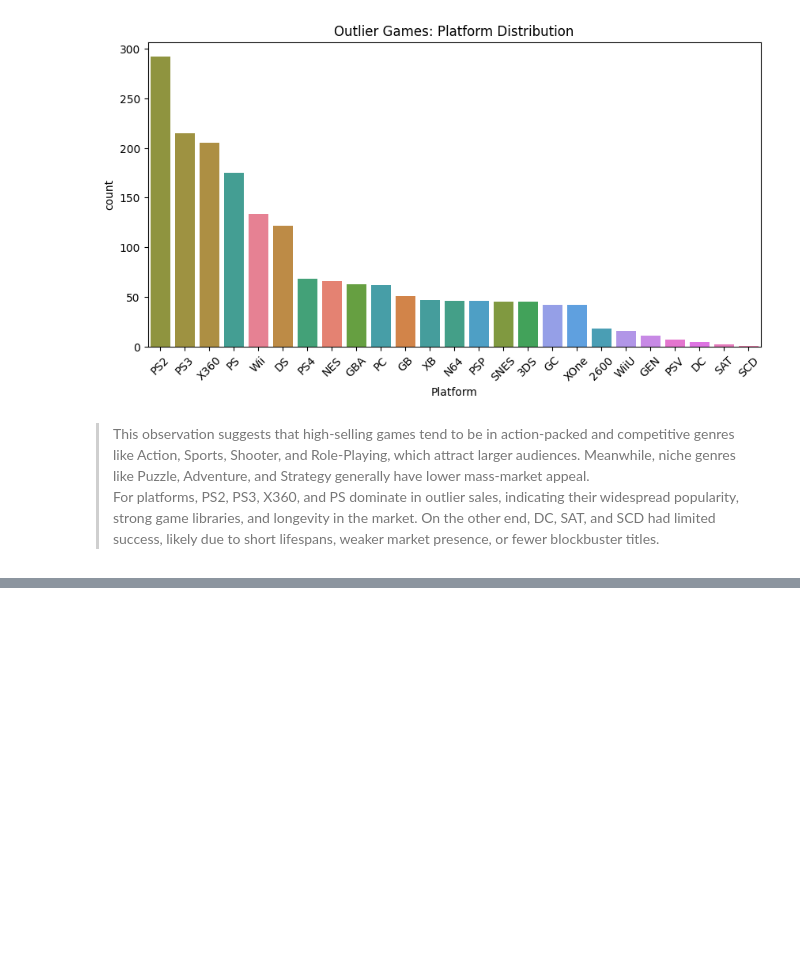
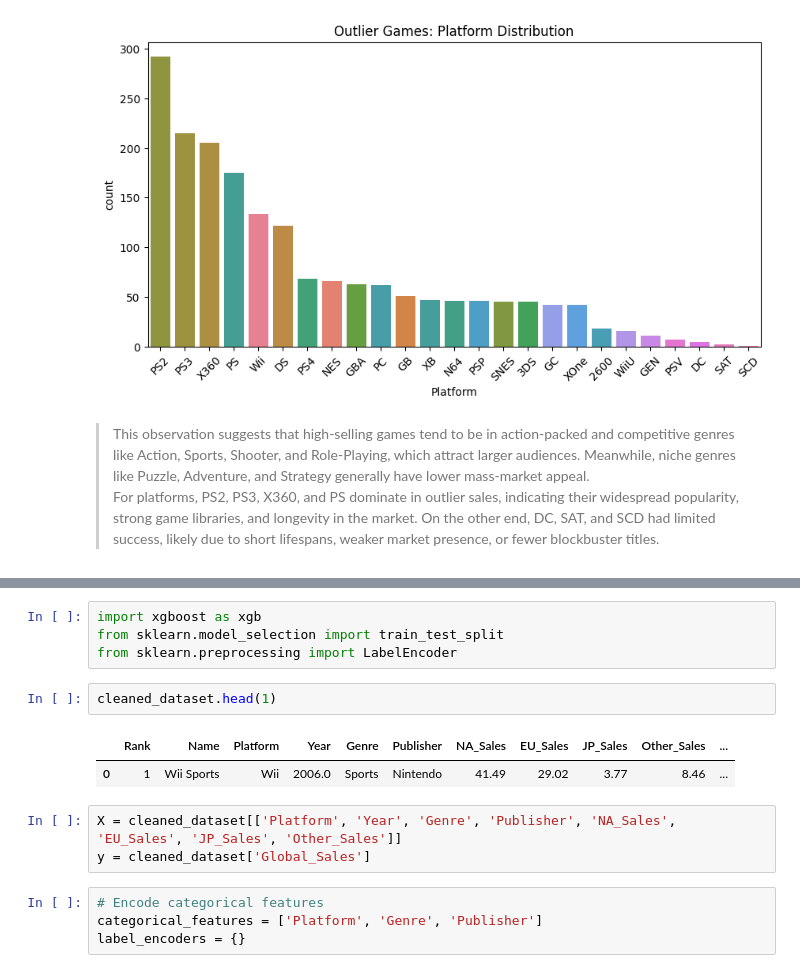
Before and after one commit to Darknight47/Data-Science-Projects-03, a Jupyter notebook: Sales_Prediction.ipynb, the cells around one changed output, grey strips where cells are left out. Cells and saved outputs as stored; diff of their text form; blank space fills up the shorter version.

Commit message:
building XGBoost p1

```diff
--- a/Sales_Prediction.ipynb
+++ b/Sales_Prediction.ipynb
@@ -353,0 +363,16 @@ plt.show()
+# %%
+import xgboost as xgb
+from sklearn.model_selection import train_test_split
+from sklearn.preprocessing import LabelEncoder
+# %%
+cleaned_dataset.head(1)
+# %% [output]
+|  | Rank | Name | Platform | Year | Genre | Publisher | NA_Sales | EU_Sales | JP_Sales | Other_Sales | ... |
+| 0 | 1 | Wii Sports | Wii | 2006.0 | Sports | Nintendo | 41.49 | 29.02 | 3.77 | 8.46 | ... |
+# %%
+X = cleaned_dataset[['Platform', 'Year', 'Genre', 'Publisher', 'NA_Sales', 'EU_Sales', 'JP_Sales', 'Other_Sales']]
+y = cleaned_dataset['Global_Sales']
+# %%
+# Encode categorical features
+categorical_features = ['Platform', 'Genre', 'Publisher']
+label_encoders = {}
```
Also changed, not shown: parts of 2 cells of this notebook.
